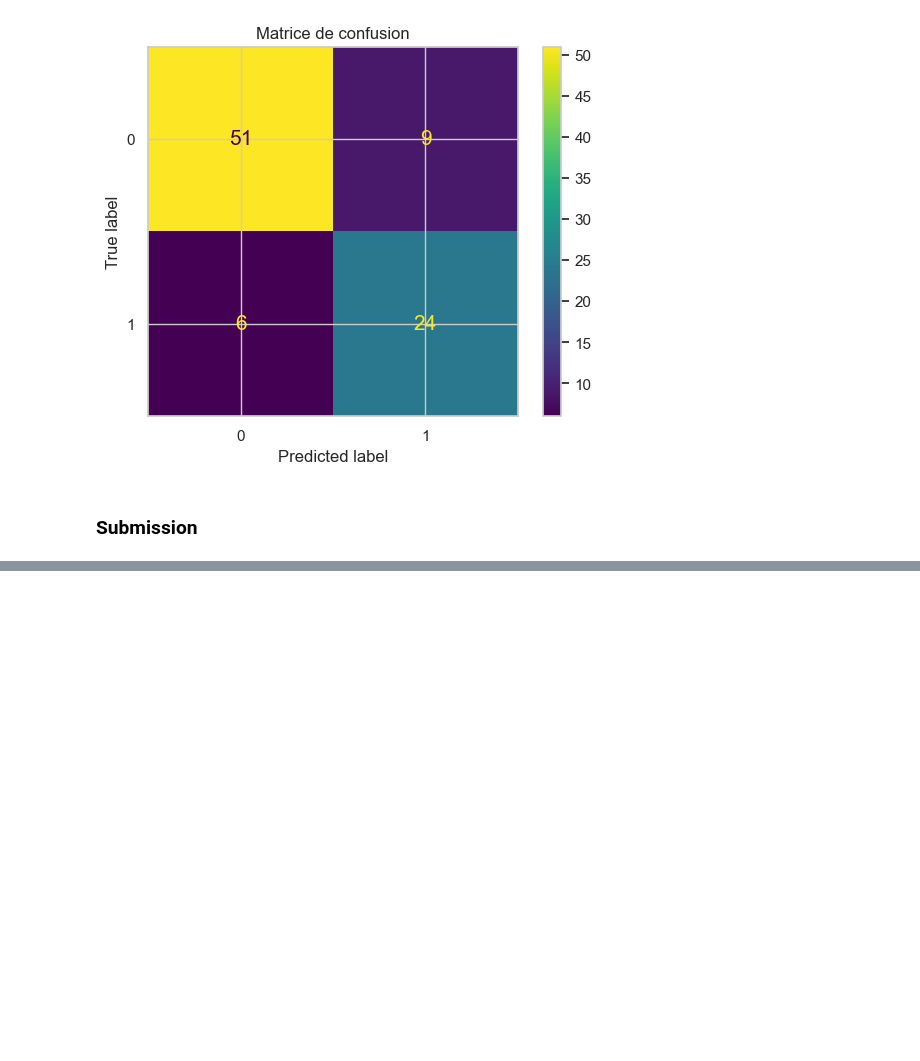
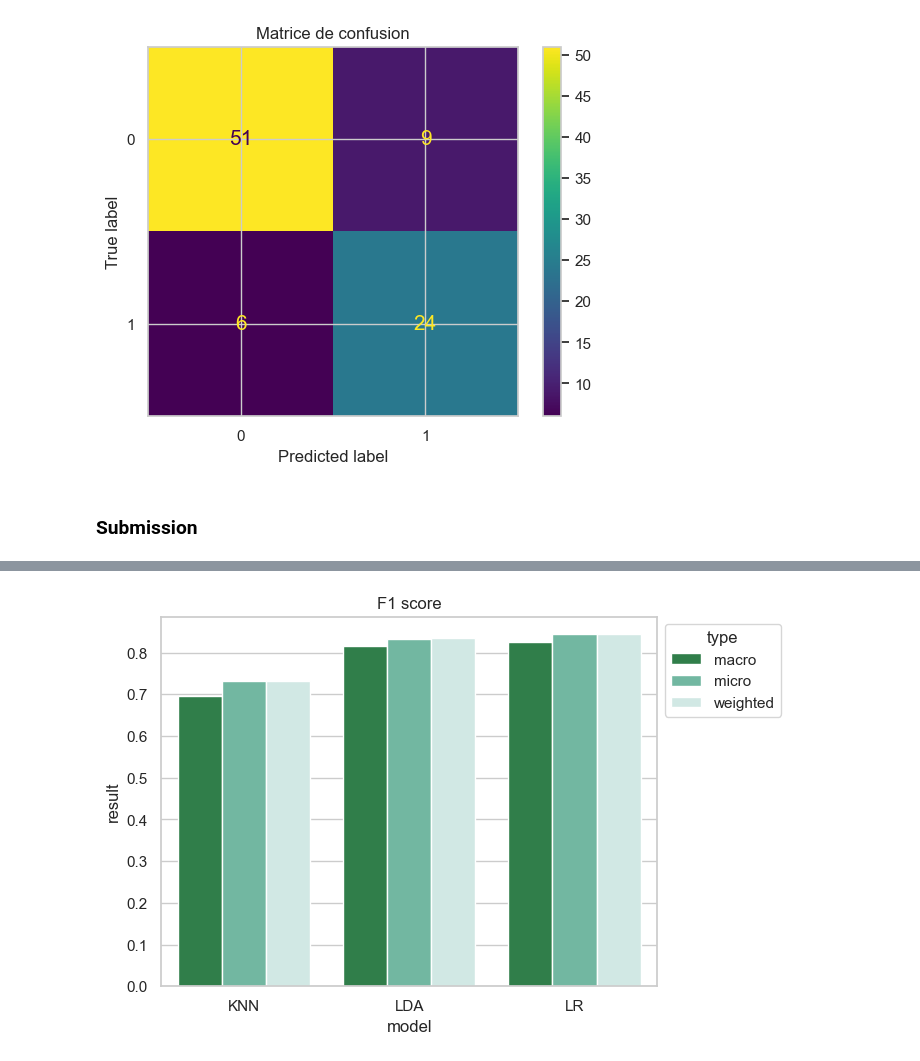
Before and after one commit to AdvancedGroupBootcamp/ai_marie_alex_moussa, a Jupyter notebook: MiniProject 3(Sample_Performance).ipynb, the cells around one changed output, grey strips where cells are left out. Cells and saved outputs as stored; diff of their text form; code cells hidden in the pictures; blank space fills up the shorter version.

```diff
--- a/MiniProject 3(Sample_Performance).ipynb
+++ b/MiniProject 3(Sample_Performance).ipynb
@@ -685,0 +663,9 @@ sns.barplot(x='Models', y=label_4, data=df_roc,  palette = 'BuGn_r');
+# %%
+label_3 = 'F1 score'
+# get_plot(df_f1, label_3)
+
+ax = sns.barplot(hue = 'type', x='model', y='result', data=df_f1, palette = 'BuGn_r')
+ax.set(title=label_3)
+sns.move_legend(ax, "upper left", bbox_to_anchor=(1, 1))
+# %% [output]
+[figure, added]
```
Also changed, not shown: parts of 86 cells of this notebook, 1 other file.
